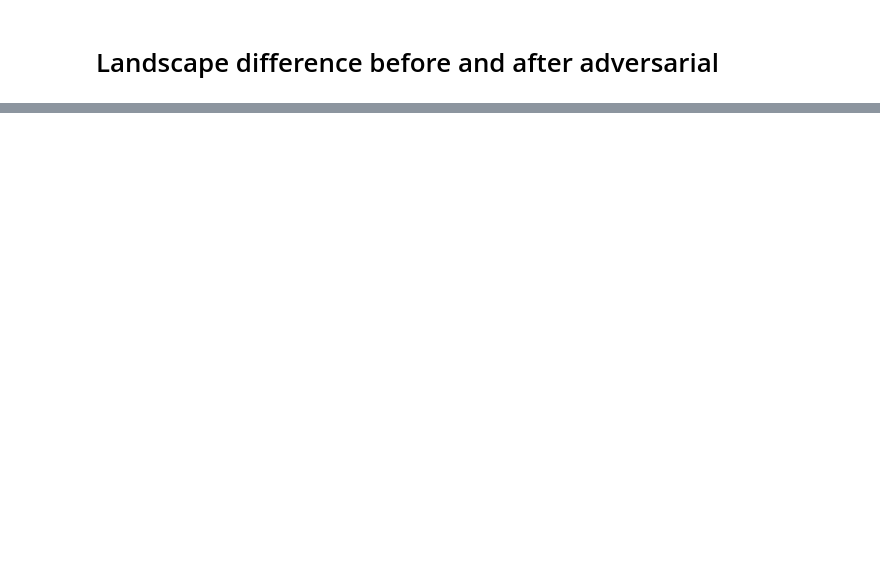
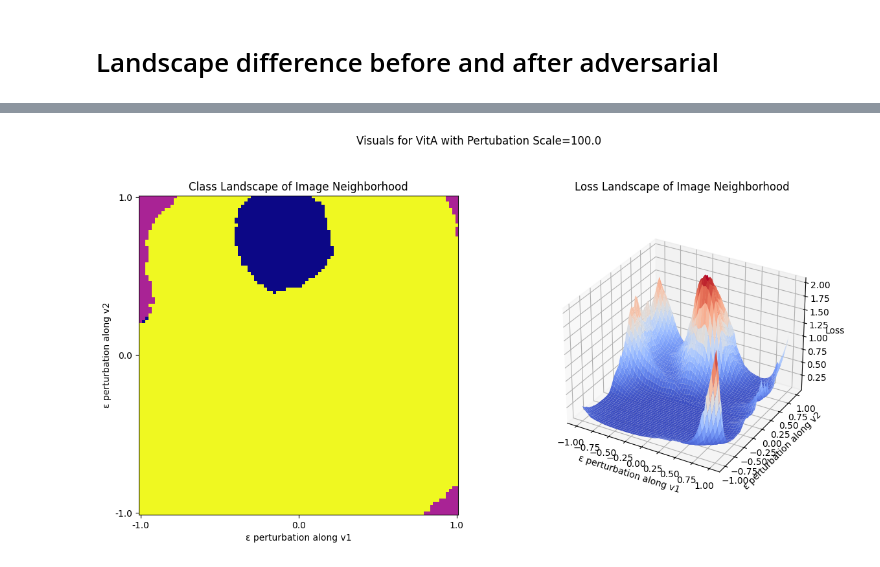
Before and after one commit to duedahl/AdversarialRobustness, a Jupyter notebook: landscapeVisuals.ipynb, the cells around one changed output, grey strips where cells are left out. Drawn from its saved outputs; the diff is of its cells as text; code cells hidden in the pictures; blank space fills up the shorter version.

```diff
--- a/landscapeVisuals.ipynb
+++ b/landscapeVisuals.ipynb
@@ -16,5 +16,10 @@ np.random.seed(0)
 # %%
 def getDirections(model, image, label):
+    # Copy all
+    model = copy.deepcopy(model)
+    image = copy.deepcopy(image)
+    label = copy.deepcopy(label)
+
     image.requires_grad = True
     model.zero_grad()
     model.eval()
@@ -32,7 +37,7 @@ def getDirections(model, image, label):
 # %%
 def calcGrids(model, image, label, scale=1, num_points=11, directions=None):
     if directions is not None:
-        gradient, randvec = directions
+        gradient, randvec = copy.deepcopy(directions)
     else:
         gradient, randvec = getDirections(model, image, label)
 
@@ -150,0 +197,7 @@ plotBoth(X, Y, lossgrid, classgrid)
+# %%
+scale, numpoints = 1e2, 100
+# %%
+X0, Y0, lossgrid0, classgrid0 = calcGrids(model0, image, label, scale=scale, num_points=numpoints, directions=(grad0, randvec))
+plotBoth(X0, Y0, lossgrid0, classgrid0, title=f"Visuals for VitA with Pertubation Scale={scale}")
+# %% [output]
+[figure, added]
```
Also changed, not shown: parts of 24 cells of this notebook, 4 other files.
